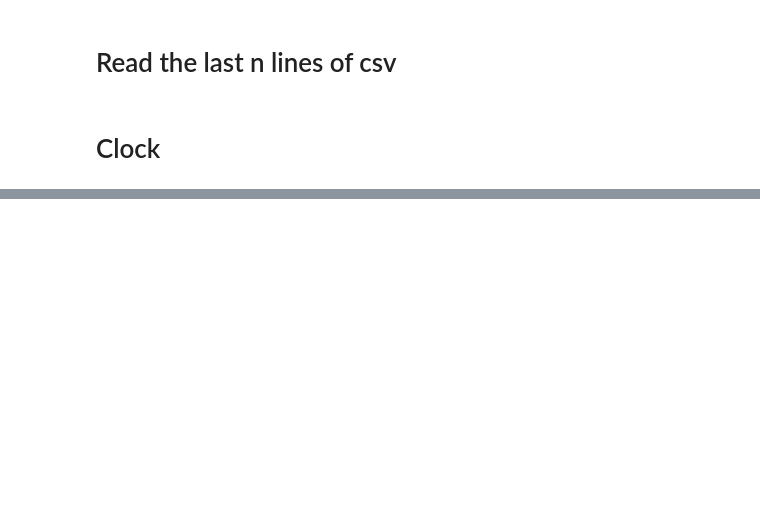
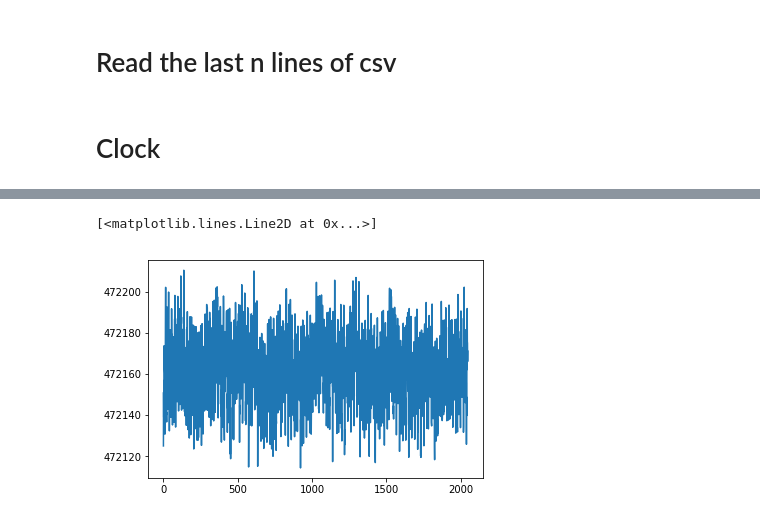
Before and after one commit to s151202/EEG_data_streaming, a Jupyter notebook: Untitled.ipynb, the cells around one changed output, grey strips where cells are left out. Saved outputs shown, nothing was run; the diff lists cells and outputs as text; code cells hidden in the pictures; blank space fills up the shorter version.

```diff
--- a/Untitled.ipynb
+++ b/Untitled.ipynb
@@ -101,0 +237,5 @@ KeyboardInterrupt:
+# %%
+plt.plot(openeyes.astype('float'))
+# %% [output]
+[<matplotlib.lines.Line2D at 0x...>]
+[figure, added]
```
Also changed, not shown: parts of 46 cells of this notebook.
